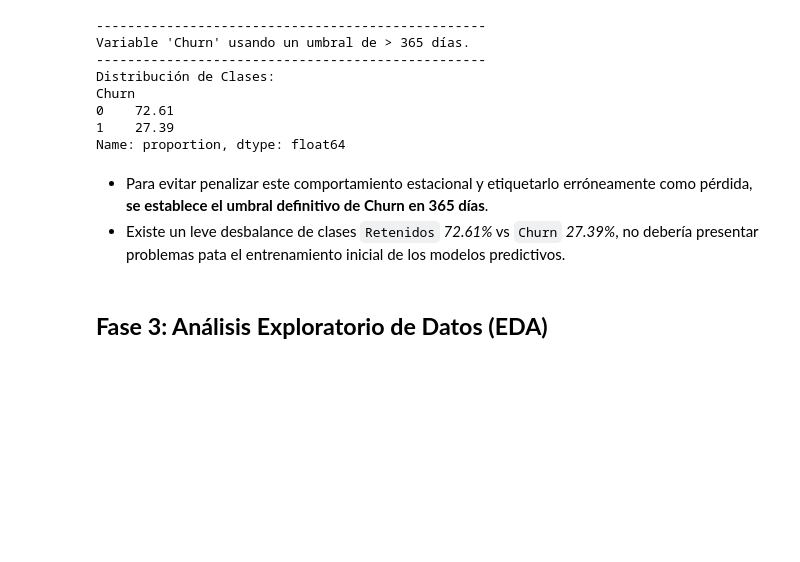
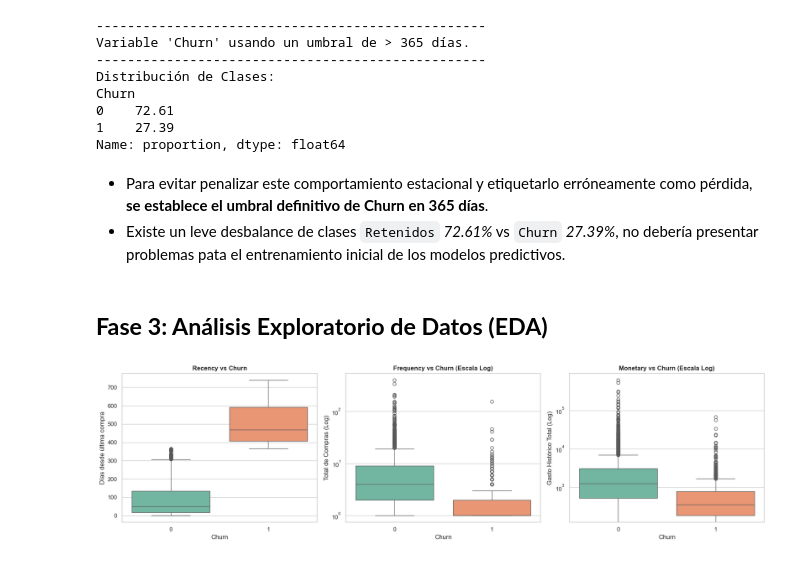
Before and after one commit to No-Country-simulation/Data_Science_Ecommerce_churn, a Jupyter notebook: notebooks/e-commerce_churn_analysis.ipynb, the cells around one changed output. Drawn from its saved outputs; the diff is of its cells as text; code cells hidden in the pictures; blank space fills up the shorter version.

Commit message:
Avance análisis bivariado

```diff
--- a/notebooks/e-commerce_churn_analysis.ipynb
+++ b/notebooks/e-commerce_churn_analysis.ipynb
@@ -283,4 +283,31 @@ Name: proportion, dtype: float64
 # %% [markdown]
 ## **Fase 3: Análisis Exploratorio de Datos (EDA)**
 # %%
-ANALISIS BIVARIADO
+# =========================================================
+# ANÁLISIS EXPLORATORIO BIVARIADO (RFM vs CHURN)
+# =========================================================
+
+sns.set_theme(style="whitegrid")
+fig, axes = plt.subplots(1, 3, figsize=(18, 5))
+
+# Recencia vs Churn
+sns.boxplot(data=df_rfm, x='Churn', y='Recency', palette='Set2', ax=axes[0])
+axes[0].set_title('Recency vs Churn', fontsize=12, fontweight='bold')
+axes[0].set_ylabel('Días desde última compra')
+
+# Frecuencia vs Churn con escala logaritmica debido a la diferencia alta que puede existir
+sns.boxplot(data=df_rfm, x='Churn', y='Frequency', palette='Set2', ax=axes[1])
+axes[1].set_yscale('log')
+axes[1].set_title('Frequency vs Churn (Escala Log)', fontsize=12, fontweight='bold')
+axes[1].set_ylabel('Total de Compras (Log)')
+
+# Monetario vs Churn
+sns.boxplot(data=df_rfm, x='Churn', y='Monetary', palette='Set2', ax=axes[2])
+axes[2].set_yscale('log')
+axes[2].set_title('Monetary vs Churn (Escala Log)', fontsize=12, fontweight='bold')
+axes[2].set_ylabel('Gasto Histórico Total (Log)')
+
+plt.tight_layout()
+plt.show()
+# %% [output]
+[figure, added]
```
Also changed, not shown: parts of 3 cells of this notebook.
